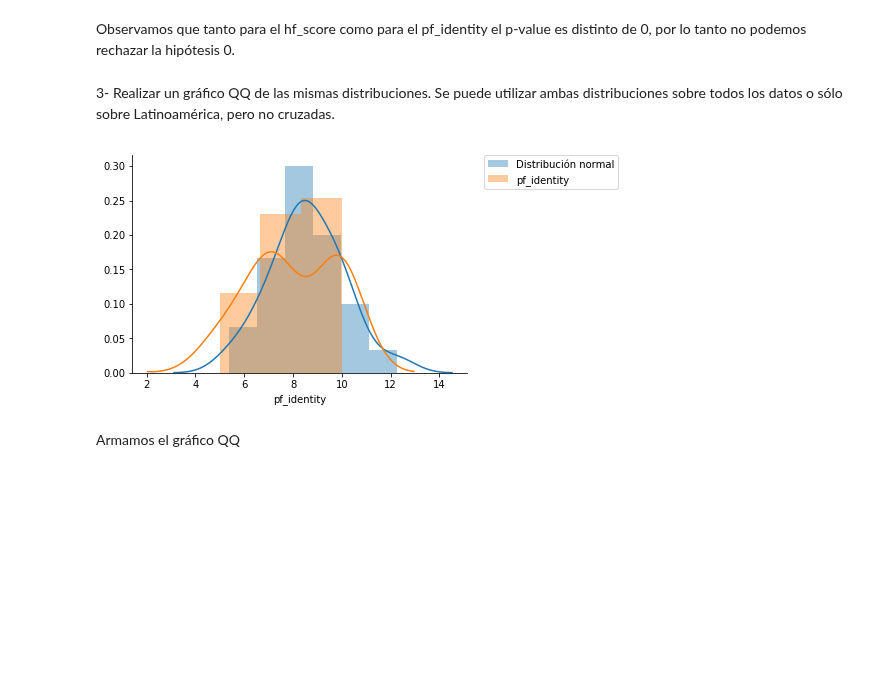
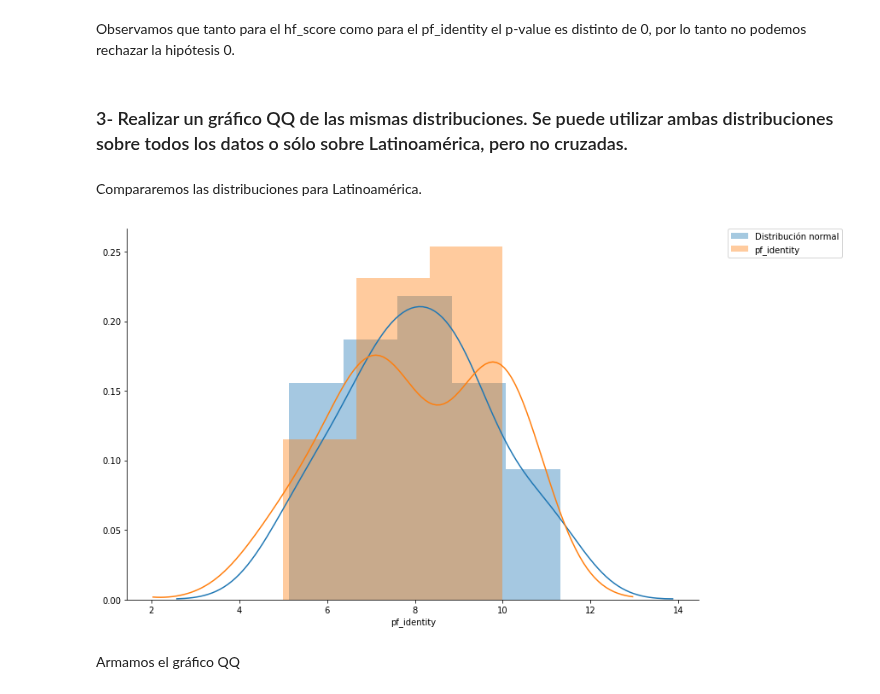
Before and after one commit to kevinsen/diplodatos-ayv-1, a Jupyter notebook: AyV-practico-1.ipynb, the cells around one changed output. Cells and saved outputs as stored; diff of their text form; code cells hidden in the pictures; blank space fills up the shorter version.

```diff
--- a/AyV-practico-1.ipynb
+++ b/AyV-practico-1.ipynb
@@ -344,19 +350,22 @@ KstestResult(statistic=0.22822996712341367, pvalue=0.11328141492726343)
 # %% [markdown]
 Observamos que tanto para el hf_score como para el pf_identity el p-value es distinto de 0, por lo tanto no podemos rechazar la hipótesis 0.
 # %% [markdown]
-3- Realizar un gráfico QQ de las mismas distribuciones. Se puede utilizar ambas distribuciones sobre todos los datos o sólo sobre Latinoamérica, pero no cruzadas.
+### 3- Realizar un gráfico QQ de las mismas distribuciones. Se puede utilizar ambas distribuciones sobre todos los datos o sólo sobre Latinoamérica, pero no cruzadas.
+# %% [markdown]
+Compararemos las distribuciones para Latinoamérica.
 # %%
+plt.figure(figsize=(12,8))
 #Nueva distribución normal con los parametros anteriores
 nd_latam_pf = st.norm(hip_mean_pf,hip_std_pf)
 #Generamos muestra
 latamsample = nd_latam_pf.rvs(len(latamdataset))##len = 26
 #Graficamos
 seaborn.distplot(latamsample, label='Distribución normal')
 seaborn.distplot(latamdataset['pf_identity'], label='pf_identity')
 plt.legend(bbox_to_anchor=(1.05, 1), loc=2, borderaxespad=0.)
 seaborn.despine()
 # %% [output]
-[figure, old version]
+[figure, new version]
 # %% [markdown]
 Armamos el gráfico QQ
 # %%
```
Also changed, not shown: parts of 39 cells of this notebook.
